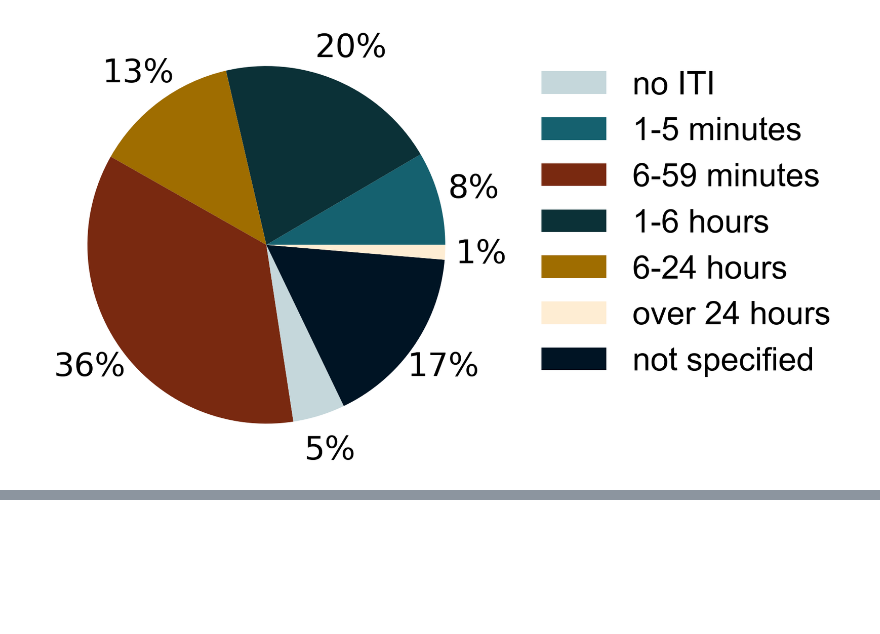
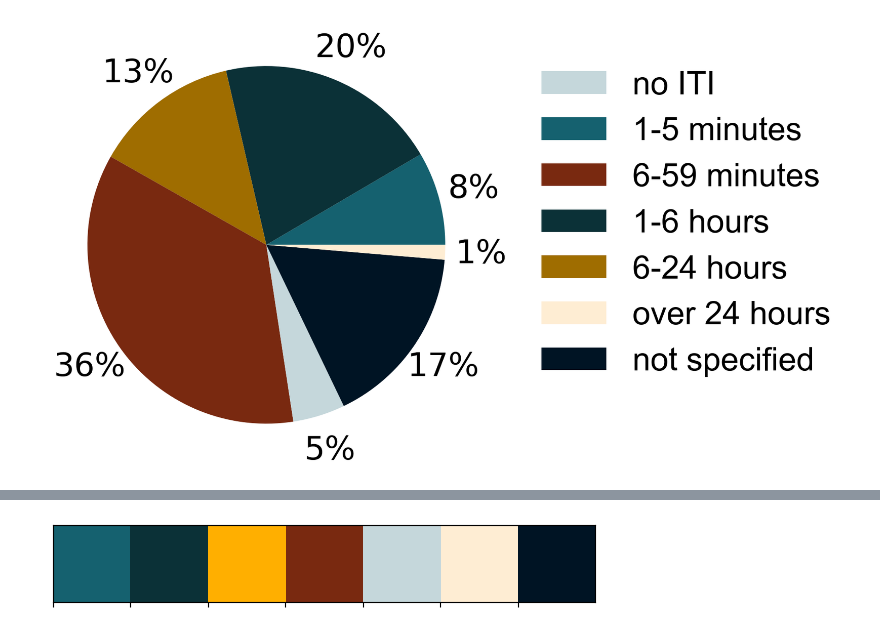
Before and after one commit to padillacoreanolab/literature_review_processing, a Jupyter notebook: results/2022_09_09_literature_review_processing/Graphs for Literature Review.ipynb, the cells around one changed output, grey strips where cells are left out. Drawn from its saved outputs; the diff is of its cells as text; code cells hidden in the pictures; blank space fills up the shorter version.

```diff
--- a/results/2022_09_09_literature_review_processing/Graphs for Literature Review.ipynb
+++ b/results/2022_09_09_literature_review_processing/Graphs for Literature Review.ipynb
@@ -825,0 +858,7 @@ plt.savefig('./proc/plots/ITI_paper.svg', bbox_inches = 'tight')
+# %%
+pclabcol_ITI = ['#15616F','#0B3137', '#FFAF00', '#792910','#C5D7DB', '#FEEDD3','#001424']
+
+sns.palplot(sns.color_palette(pclabcol_ITI))
+col_ITI = ListedColormap(sns.color_palette(pclabcol_ITI))
+# %% [output]
+[figure, added]
```
Also changed, not shown: parts of 7 cells of this notebook.
